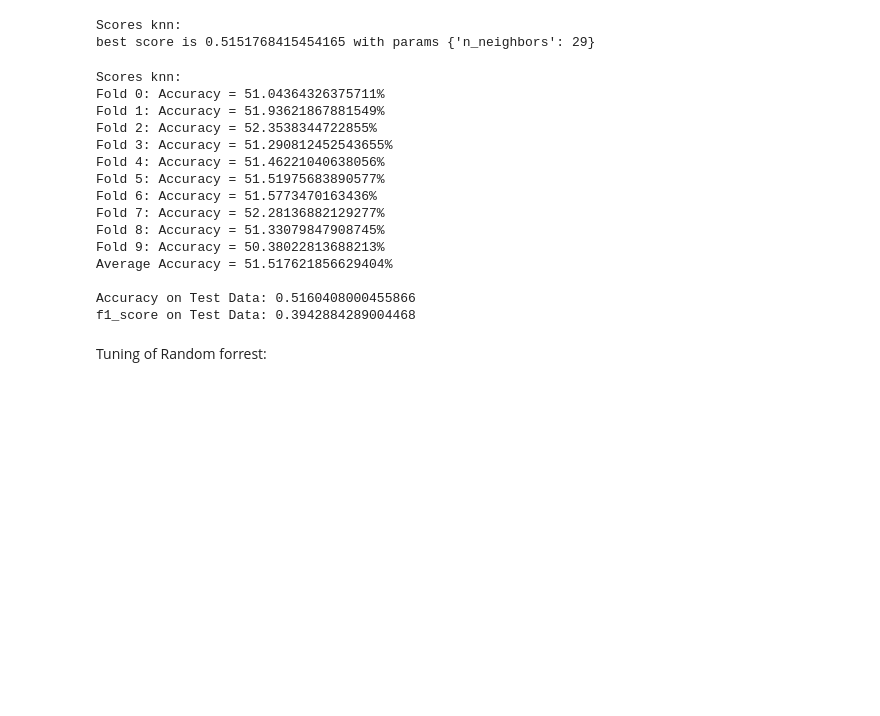
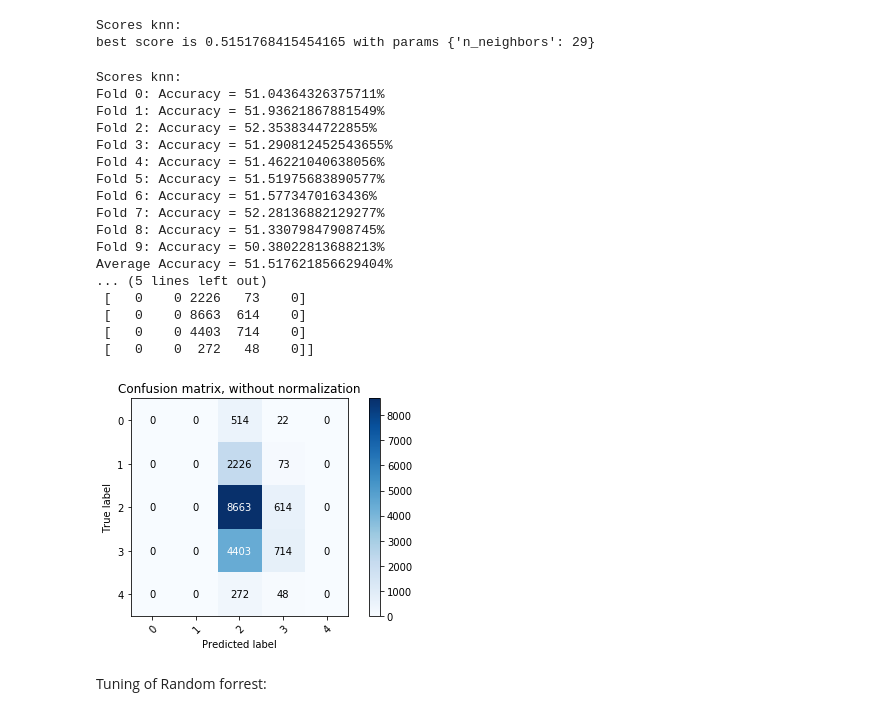
Before and after one commit to janapfeffer/DM_Project_MoviePrediction, a Jupyter notebook: Classification.ipynb, the cells around one changed output. Cells and saved outputs as stored; diff of their text form; code cells hidden in the pictures; blank space fills up the shorter version.

```diff
--- a/Classification.ipynb
+++ b/Classification.ipynb
@@ -325,36 +325,51 @@ knn_reg = KNeighborsClassifier(n_neighbors=29)
 knn_reg.fit(features_train, rating_train)
 rating_pred_knn = knn_reg.predict(features_test)
 
 print("Scores knn:")
 
 
 #compute accuracy score
 
 accuracy_knn = cross_val_score(knn_reg, features_train, rating_train, cv=stratified_10_fold_cv, scoring='accuracy')
 
 for i, acc in enumerate(accuracy_knn):
     print("Fold {}: Accuracy = {}%".format(i, acc * 100.0))
 
 print("Average Accuracy = {}%".format(accuracy_knn.mean() * 100.0))
 print()
 print("Accuracy on Test Data: {}".format(accuracy_score(rating_test, rating_pred_knn)))
 print("f1_score on Test Data: {}".format(f1_score(rating_test, rating_pred_knn, average='weighted')))
+
+class_names = ['0','1','2','3','4','5']
+
+
+np.set_printoptions(precision=2)
+
+# Plot non-normalized confusion matrix
+plot_confusion_matrix(rating_test, rating_pred_rf, classes=class_names,
+                      title='Confusion matrix, without normalization')
+
+
+plt.show()
 # %% [output]
 Scores knn:
 Fold 0: Accuracy = 51.04364326375711%
 Fold 1: Accuracy = 51.93621867881549%
 Fold 2: Accuracy = 52.3538344722855%
 Fold 3: Accuracy = 51.290812452543655%
 Fold 4: Accuracy = 51.46221040638056%
 Fold 5: Accuracy = 51.51975683890577%
 Fold 6: Accuracy = 51.5773470163436%
 Fold 7: Accuracy = 52.28136882129277%
 Fold 8: Accuracy = 51.33079847908745%
 Fold 9: Accuracy = 50.38022813688213%
 Average Accuracy = 51.517621856629404%
-
-Accuracy on Test Data: 0.5160408000455866
-f1_score on Test Data: 0.3942884289004468
+... (5 lines left out)
+ [   0    0 2226   73    0]
+ [   0    0 8663  614    0]
+ [   0    0 4403  714    0]
+ [   0    0  272   48    0]]
+[figure, added]
 # %% [markdown]
 Tuning of Random forrest:
 # %%
```
Also changed, not shown: parts of 4 cells of this notebook, 1 other file.
